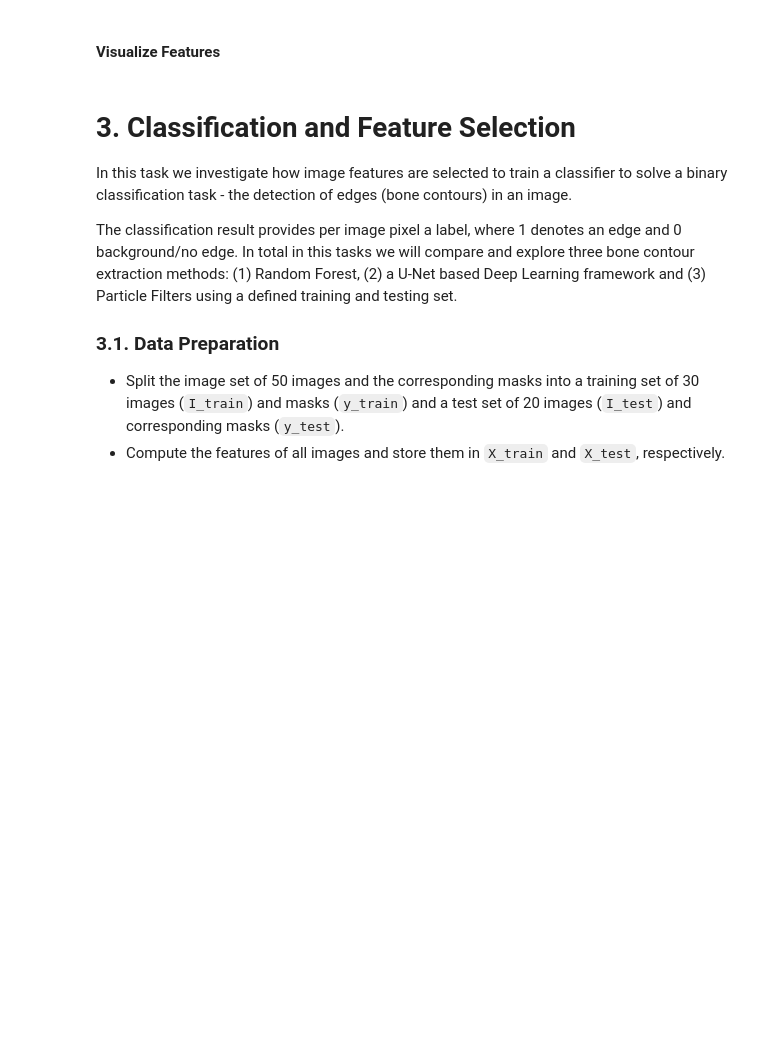
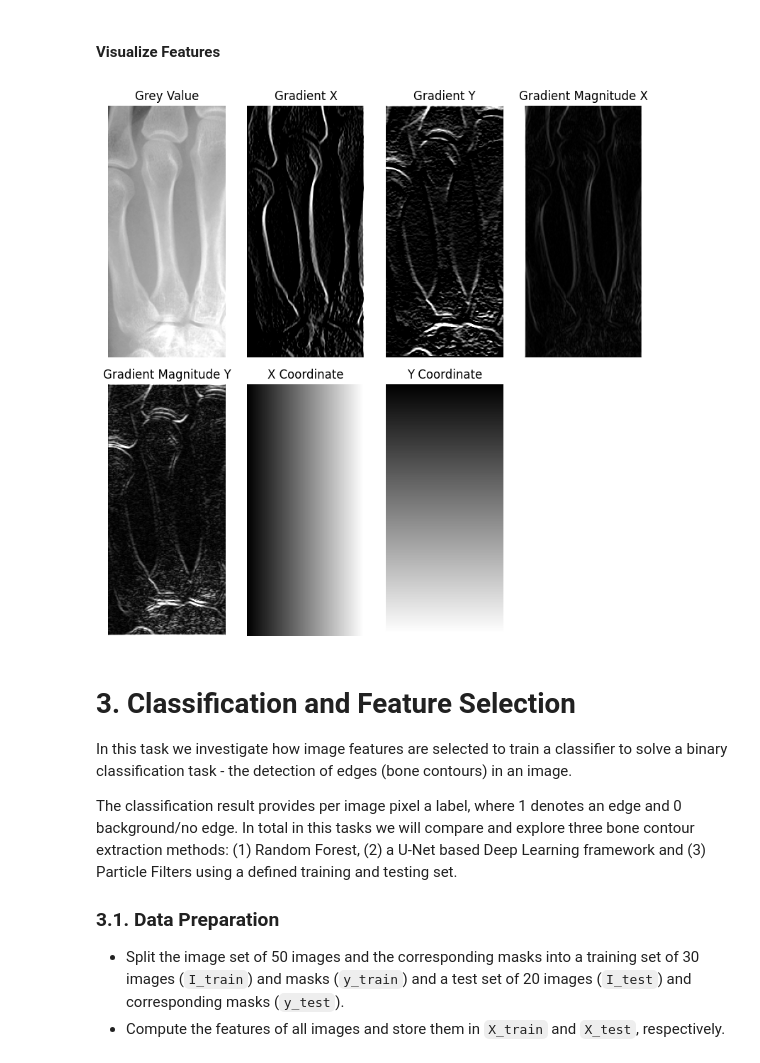
Before and after one commit to EmirSoftic/boneseg_MedImageML_ass2, a Jupyter notebook: notebook.ipynb, the cells around one changed output. Drawn from its saved outputs; the diff is of its cells as text; code cells hidden in the pictures; blank space fills up the shorter version.

```diff
--- a/notebook.ipynb
+++ b/notebook.ipynb
@@ -328,18 +338,20 @@ def compute_features(image):
     H, W = image.shape
 
     # TODO: get the grayscale values
+    grey = image.flatten()
 
     # TODO: get convolution results for X and Y
-    edge_x =
-    edge_y =
+    edge_x = conv2d(image, PREWITT_X).flatten()
+    edge_y = conv2d(image, PREWITT_Y).flatten()
 
     # TODO: get the magnitude values of the convolution results
-    gmag_x =
-    gmag_y =
+    gmag_x = np.abs(edge_x)
+    gmag_y = np.abs(edge_y)
 
     # TODO: get X and Y coordinates of the pixels
-    x_coords =
-    y_coords =
+    x_grid, y_grid = np.meshgrid(np.arange(W), np.arange(H))
+    x_coords = x_grid.flatten()
+    y_coords = y_grid.flatten()
 
     # OPTIONAL TODO: add additional features (e.g.: canny, sobel)
 
@@ -356,23 +368,33 @@ def compute_features(image):
 # %%
 test_image = images[0]
 H, W = test_image.shape
 features_test = compute_features(test_image)
 
 # TODO: get titles and features for plotting
-titles = []
-feats = []
+titles = [
+    "Grey Value",
+    "Gradient X",
+    "Gradient Y",
+    "Gradient Magnitude X",
+    "Gradient Magnitude Y",
+    "X Coordinate",
+    "Y Coordinate"
+]
+feats = [feature.reshape(H, W) for feature in features_test]
 
-fig, axes = plt.subplots(, figsize=(8, 8))
+fig, axes = plt.subplots(2, 4, figsize=(8, 8))
 axes = axes.flatten()
 
 for idx, ax in enumerate(axes):
     if idx < len(feats):
         ax.imshow(feats[idx], cmap='gray', vmin=0, vmax=np.percentile(feats[idx], 99))
         ax.set_title(titles[idx])
     ax.axis('off')
 
 plt.tight_layout()
 plt.show()
+# %% [output]
+[figure, added]
 # %% [markdown]
 # 3. Classification and Feature Selection
 In this task we investigate how image features are selected to train a classifier to solve a binary classification task - the detection of edges (bone contours) in an image.
```
Also changed, not shown: parts of 4 cells of this notebook.
